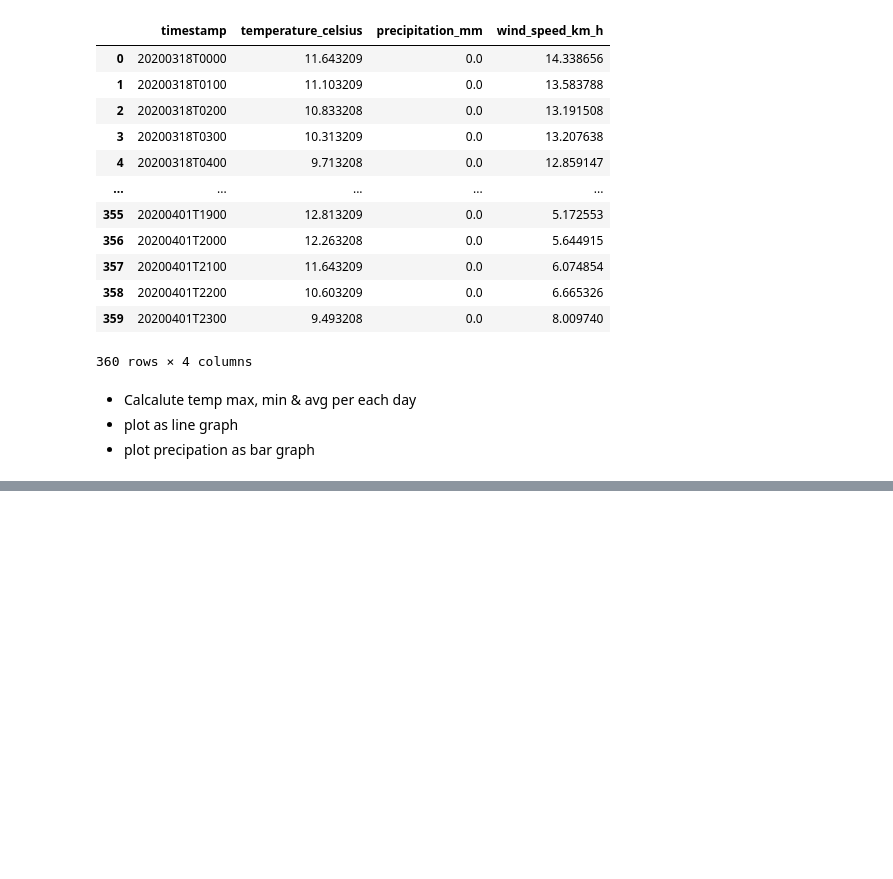
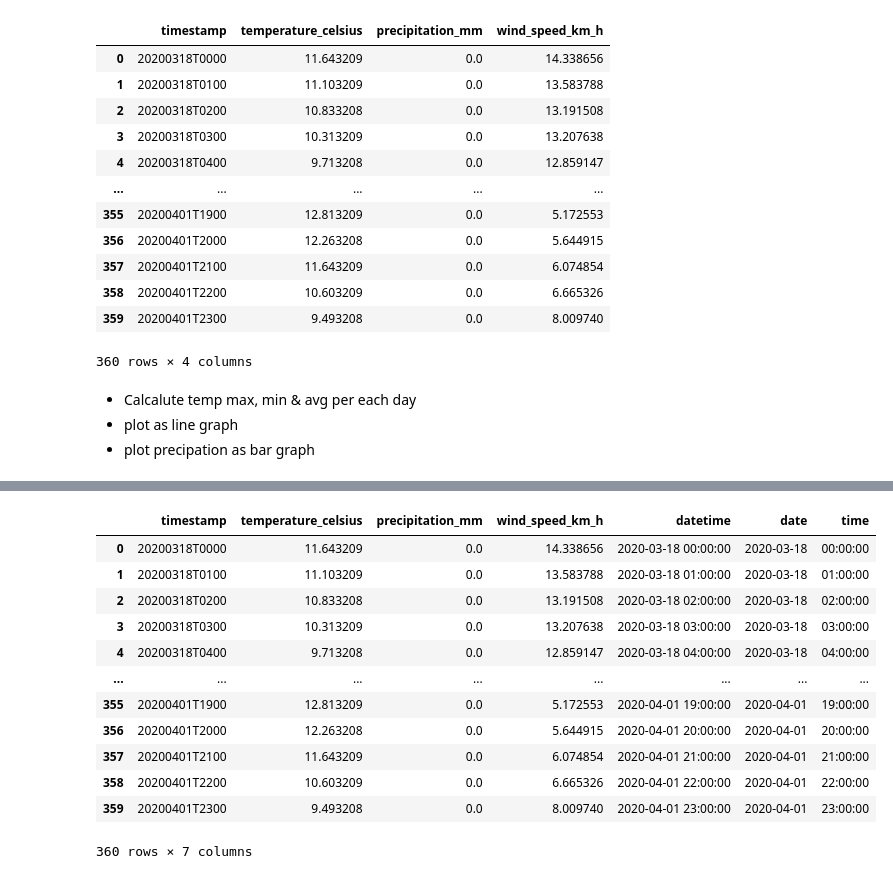
Before and after one commit to ivanlopezlobato/training, a Jupyter notebook: 05_crash_course/plotting_temperature_data.ipynb, the cells around one changed output, grey strips where cells are left out. Saved outputs shown, nothing was run; the diff lists cells and outputs as text; code cells hidden in the pictures; blank space fills up the shorter version.

```diff
--- a/05_crash_course/plotting_temperature_data.ipynb
+++ b/05_crash_course/plotting_temperature_data.ipynb
@@ -30,0 +49,21 @@ madrid.head(365)
+# %%
+# we add 3 columns: datetime, date and time
+madrid = madrid.assign(datetime = pd.to_datetime(madrid["timestamp"]),
+                           date = pd.to_datetime(madrid["timestamp"]).dt.date,
+                           time = pd.to_datetime(madrid["timestamp"]).dt.time)
+
+madrid
+# %% [output]
+|  | timestamp | temperature_celsius | precipitation_mm | wind_speed_km_h | datetime | date | time |
+| 0 | 20200318T0000 | 11.643209 | 0.0 | 14.338656 | 2020-03-18 00:00:00 | 2020-03-18 | 00:00:00 |
+| 1 | 20200318T0100 | 11.103209 | 0.0 | 13.583788 | 2020-03-18 01:00:00 | 2020-03-18 | 01:00:00 |
+| 2 | 20200318T0200 | 10.833208 | 0.0 | 13.191508 | 2020-03-18 02:00:00 | 2020-03-18 | 02:00:00 |
+| 3 | 20200318T0300 | 10.313209 | 0.0 | 13.207638 | 2020-03-18 03:00:00 | 2020-03-18 | 03:00:00 |
+| 4 | 20200318T0400 | 9.713208 | 0.0 | 12.859147 | 2020-03-18 04:00:00 | 2020-03-18 | 04:00:00 |
+| ... | ... | ... | ... | ... | ... | ... | ... |
+| 355 | 20200401T1900 | 12.813209 | 0.0 | 5.172553 | 2020-04-01 19:00:00 | 2020-04-01 | 19:00:00 |
+| 356 | 20200401T2000 | 12.263208 | 0.0 | 5.644915 | 2020-04-01 20:00:00 | 2020-04-01 | 20:00:00 |
+| 357 | 20200401T2100 | 11.643209 | 0.0 | 6.074854 | 2020-04-01 21:00:00 | 2020-04-01 | 21:00:00 |
+| 358 | 20200401T2200 | 10.603209 | 0.0 | 6.665326 | 2020-04-01 22:00:00 | 2020-04-01 | 22:00:00 |
+| 359 | 20200401T2300 | 9.493208 | 0.0 | 8.009740 | 2020-04-01 23:00:00 | 2020-04-01 | 23:00:00 |
+360 rows × 7 columns
```
Also changed, not shown: parts of 9 cells of this notebook.
